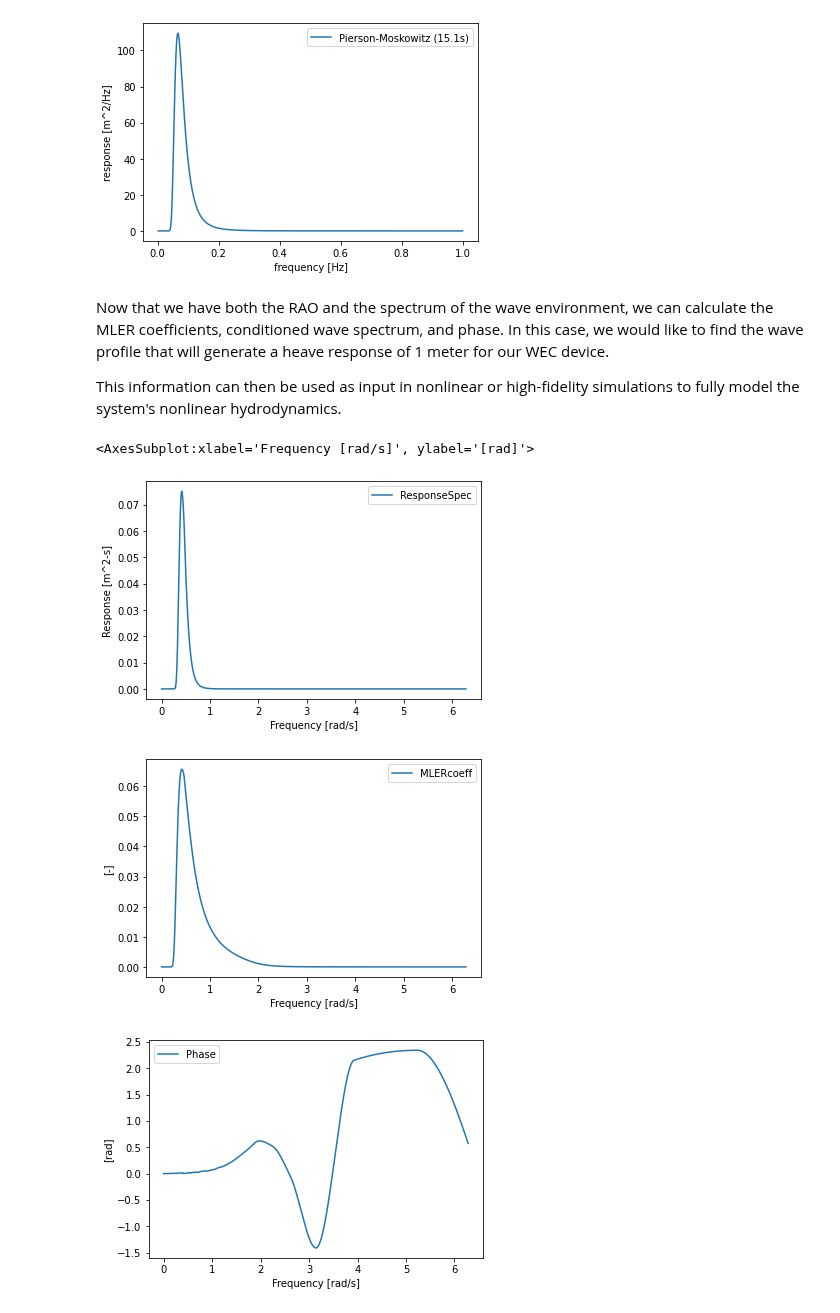
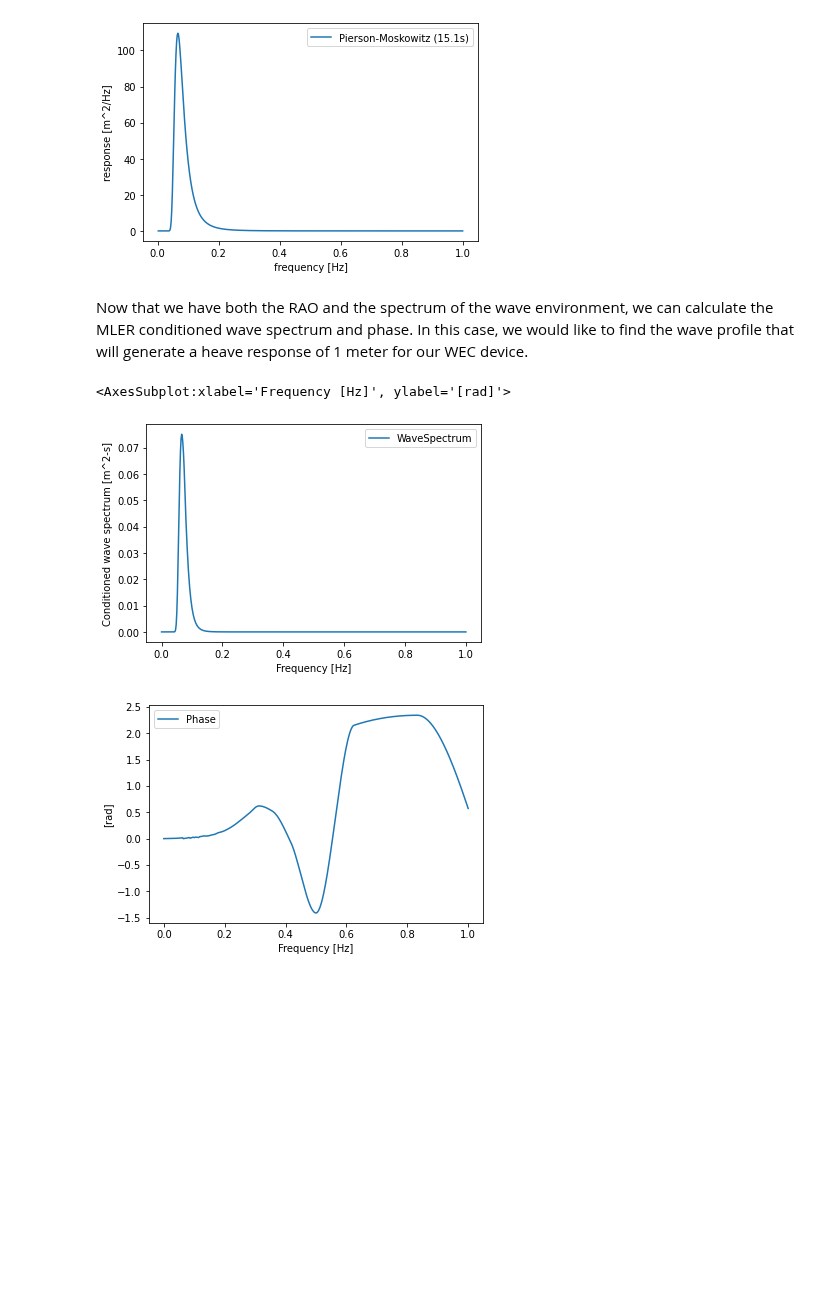
Before and after one commit to MHKiT-Software/MHKiT-Python, a Jupyter notebook: examples/extreme_response_MLER_example.ipynb, the cells around one changed output. Drawn from its saved outputs; the diff is of its cells as text; code cells hidden in the pictures; blank space fills up the shorter version.

Commit message:
expand MLER functionality

```diff
--- a/examples/extreme_response_MLER_example.ipynb
+++ b/examples/extreme_response_MLER_example.ipynb
@@ -38,23 +38,19 @@ Next, we need to generate a wave environment that corresponds to a chosen extrem
 # %%
 Hs = 9.0 # significant wave height
 Tp = 15.1 # time period of waves
-pm = mhkit.wave.resource.pierson_moskowitz_spectrum(wave_freq,Tp,Hs)
+pm = resource.pierson_moskowitz_spectrum(wave_freq,Tp,Hs)
 pm.plot(xlabel='frequency [Hz]',ylabel='response [m^2/Hz]')
 # %% [output]
 <AxesSubplot:xlabel='frequency [Hz]', ylabel='response [m^2/Hz]'>
 [figure]
 # %% [markdown]
-Now that we have both the RAO and the spectrum of the wave environment, we can calculate the MLER coefficients, conditioned wave spectrum, and phase. In this case, we would like to find the wave profile that will generate a heave response of 1 meter for our WEC device.
-
-This information can then be used as input in nonlinear or high-fidelity simulations to fully model the system's nonlinear hydrodynamics.
+Now that we have both the RAO and the spectrum of the wave environment, we can calculate the MLER conditioned wave spectrum and phase. In this case, we would like to find the wave profile that will generate a heave response of 1 meter for our WEC device.
 # %%
-mler_data = mhkit.loads.extreme.MLERcoeffsGen(RAO,pm,1)
+mler_data = extreme.MLERcoefficients(RAO,pm,1)
 
-mler_data.plot(y='ResponseSpec', ylabel='Response [m^2-s]', xlabel='Frequency [rad/s]')
-mler_data.plot(y='MLERcoeff', ylabel='[-]', xlabel='Frequency [rad/s]')
-mler_data.plot(y='Phase', ylabel='[rad]', xlabel='Frequency [rad/s]')
+mler_data.plot(y='WaveSpectrum', ylabel='Conditioned wave spectrum [m^2-s]', xlabel='Frequency [Hz]')
+mler_data.plot(y='Phase', ylabel='[rad]', xlabel='Frequency [Hz]')
 # %% [output]
-<AxesSubplot:xlabel='Frequency [rad/s]', ylabel='[rad]'>
+<AxesSubplot:xlabel='Frequency [Hz]', ylabel='[rad]'>
-[figure, old version]
+[figure, new version]
-[figure, old version]
+[figure, new version]
-[figure, removed]
```
Also changed, not shown: parts of 5 cells of this notebook, 4 other files.
